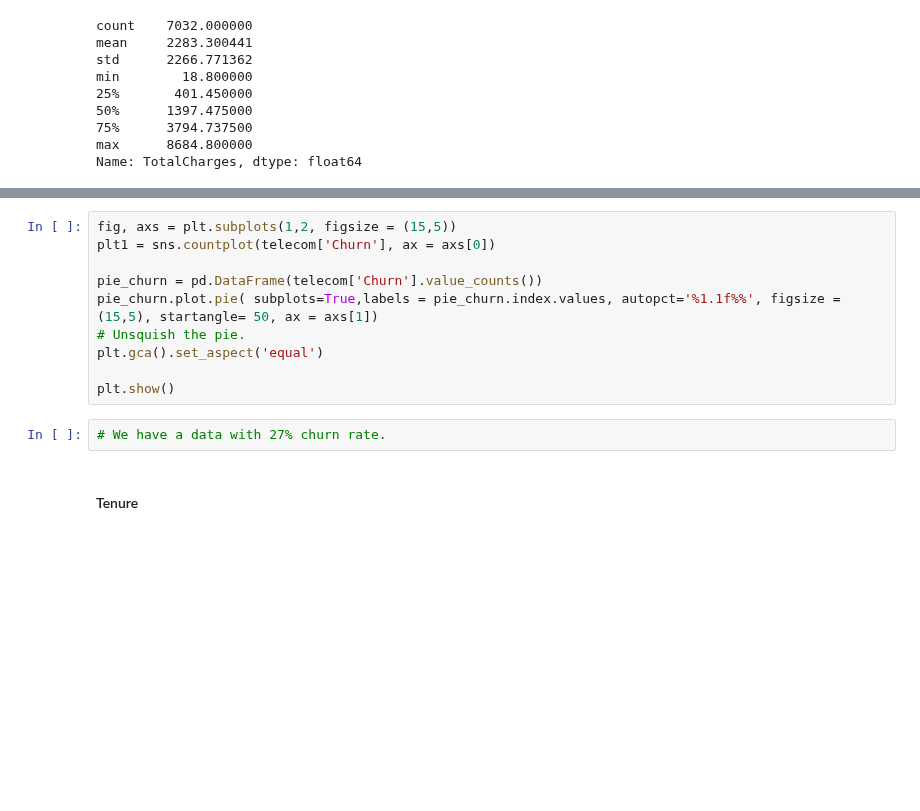
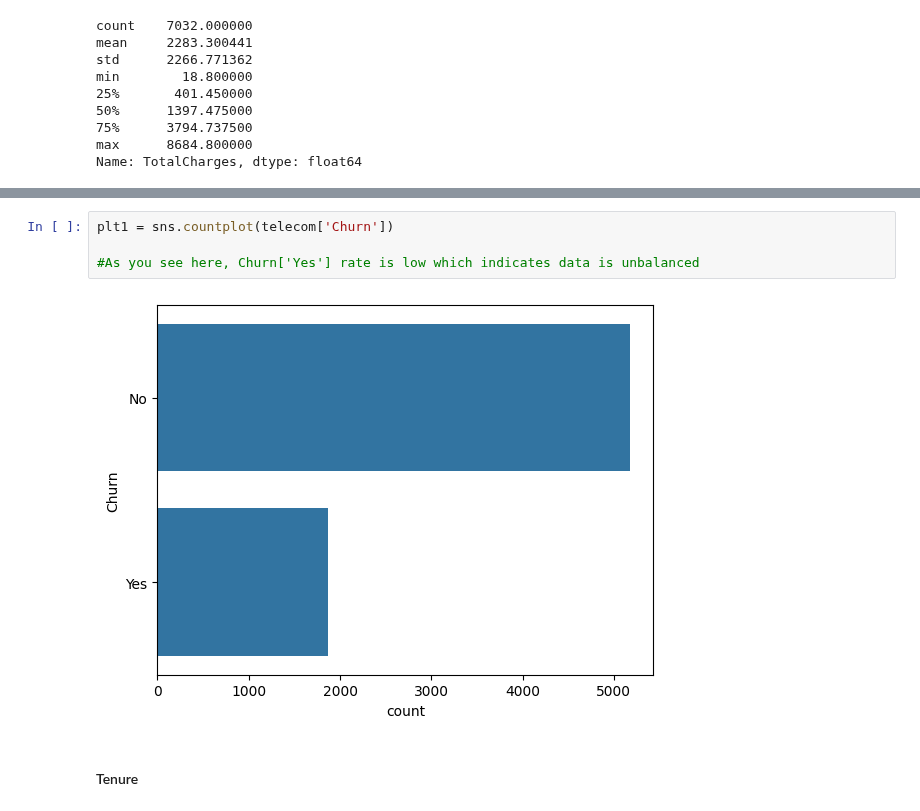
Before and after one commit to kjeyaram-orcl/DataScience, a Jupyter notebook: Telecom_Churn_CaseStudy.ipynb, the cells around one changed output, grey strips where cells are left out. Drawn from its saved outputs; the diff is of its cells as text; blank space fills up the shorter version.

```diff
--- a/Telecom_Churn_CaseStudy.ipynb
+++ b/Telecom_Churn_CaseStudy.ipynb
@@ -165,15 +180,9 @@ telecom.Churn.describe()
-# %%
-fig, axs = plt.subplots(1,2, figsize = (15,5))
-plt1 = sns.countplot(telecom['Churn'], ax = axs[0])
-
-pie_churn = pd.DataFrame(telecom['Churn'].value_counts())
-pie_churn.plot.pie( subplots=True,labels = pie_churn.index.values, autopct='%1.1f%%', figsize = (15,5), startangle= 50, ax = axs[1])
-# Unsquish the pie.
-plt.gca().set_aspect('equal')
-
-plt.show()
-# %%
-# We have a data with 27% churn rate.
+# %%
+plt1 = sns.countplot(telecom['Churn'])
+
+#As you see here, Churn['Yes'] rate is low which indicates data is unbalanced
+# %% [output]
+[figure, added]
 # %% [markdown]
 #### Tenure
 # %%
```
Also changed, not shown: parts of 6 cells of this notebook.
